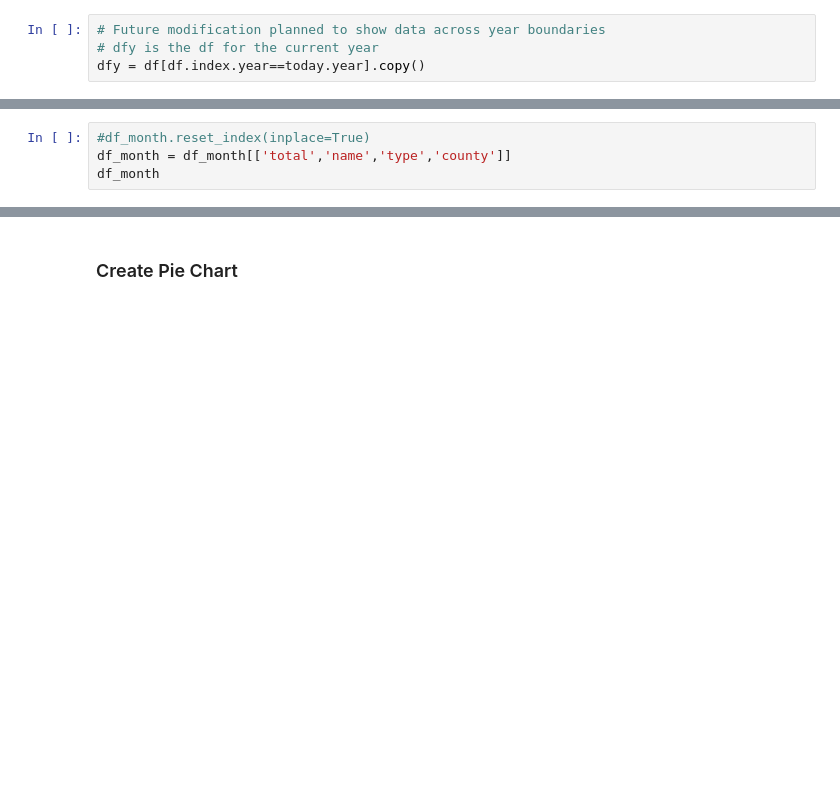
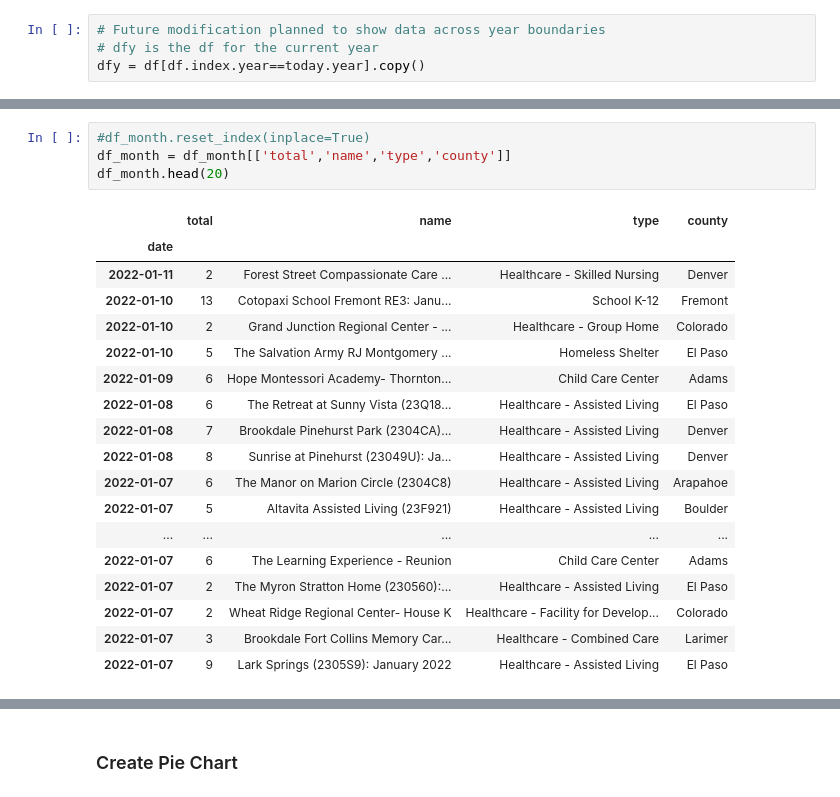
Before and after one commit to edterrell/covid_machinations, a Jupyter notebook: ColoradoOutbreaks.ipynb, the cells around one changed output, grey strips where cells are left out. Saved outputs shown, nothing was run; the diff lists cells and outputs as text; blank space fills up the shorter version.

```diff
--- a/ColoradoOutbreaks.ipynb
+++ b/ColoradoOutbreaks.ipynb
@@ -262,7 +265,26 @@ df_month.total.sum()
 # %%
 #df_month.reset_index(inplace=True)
 df_month = df_month[['total','name','type','county']]
-df_month
+df_month.head(20)
+# %% [output]
+|  | total | name | type | county |
+| date |  |  |  |  |
+| 2022-01-11 | 2 | Forest Street Compassionate Care ... | Healthcare - Skilled Nursing | Denver |
+| 2022-01-10 | 13 | Cotopaxi School Fremont RE3: Janu... | School K-12 | Fremont |
+| 2022-01-10 | 2 | Grand Junction Regional Center - ... | Healthcare - Group Home | Colorado |
+| 2022-01-10 | 5 | The Salvation Army RJ Montgomery ... | Homeless Shelter | El Paso |
+| 2022-01-09 | 6 | Hope Montessori Academy- Thornton... | Child Care Center | Adams |
+| 2022-01-08 | 6 | The Retreat at Sunny Vista (23Q18... | Healthcare - Assisted Living | El Paso |
+| 2022-01-08 | 7 | Brookdale Pinehurst Park (2304CA)... | Healthcare - Assisted Living | Denver |
+| 2022-01-08 | 8 | Sunrise at Pinehurst (23049U): Ja... | Healthcare - Assisted Living | Denver |
+| 2022-01-07 | 6 | The Manor on Marion Circle (2304C8) | Healthcare - Assisted Living | Arapahoe |
+| 2022-01-07 | 5 | Altavita Assisted Living (23F921) | Healthcare - Assisted Living | Boulder |
+| ... | ... | ... | ... | ... |
+| 2022-01-07 | 6 | The Learning Experience - Reunion | Child Care Center | Adams |
+| 2022-01-07 | 2 | The Myron Stratton Home (230560):... | Healthcare - Assisted Living | El Paso |
+| 2022-01-07 | 2 | Wheat Ridge Regional Center- House K | Healthcare - Facility for Develop... | Colorado |
+| 2022-01-07 | 3 | Brookdale Fort Collins Memory Car... | Healthcare - Combined Care | Larimer |
+| 2022-01-07 | 9 | Lark Springs (2305S9): January 2022 | Healthcare - Assisted Living | El Paso |
 # %%
 # get number of sites and total cases for the month
 s_num = df_month.shape[0]
```
Also changed, not shown: parts of 32 cells of this notebook, 1 other file.
